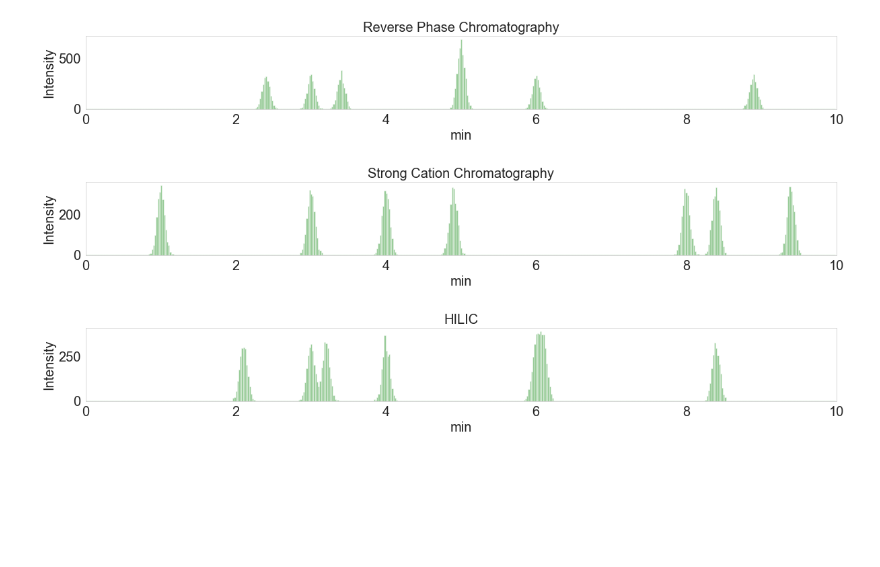
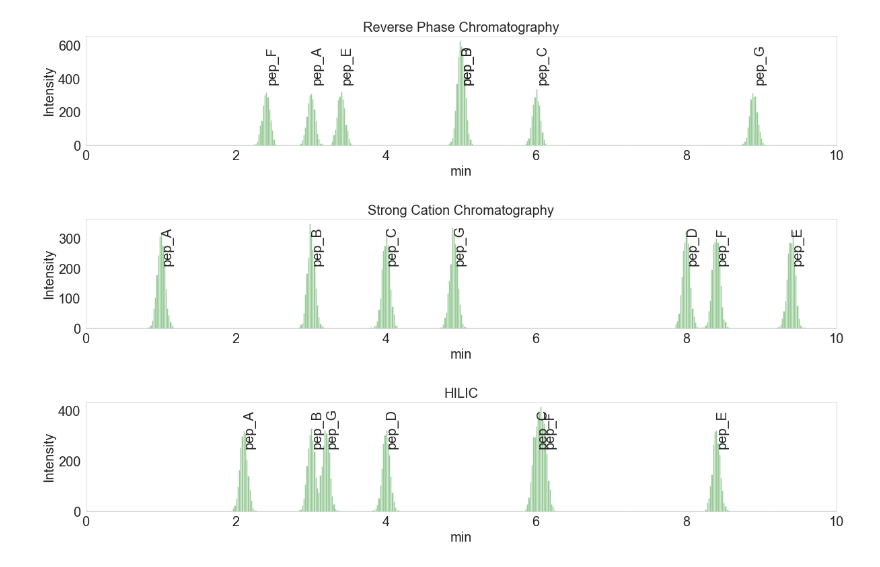
Before and after one commit to puttak/cheminfo, a Jupyter notebook: plot_chromatogram.ipynb, the cells around one changed output. Saved outputs shown, nothing was run; the diff lists cells and outputs as text; code cells hidden in the pictures; blank space fills up the shorter version.

```diff
--- a/plot_chromatogram.ipynb
+++ b/plot_chromatogram.ipynb
@@ -1,36 +1,44 @@
 # %%
 import numpy as np
 import pandas as pd
 import seaborn as sns
 import matplotlib.pyplot as plt
+from collections import Counter
 %matplotlib inline
 
 #This is a code to generate chromatograms for the predicted retention time
-def plot_chromatograms(array_rt=[3,5,6], end_time_of_lc_run=10, title='Reverse Phase Chromatography'):
+def plot_chromatograms(array_rt=[3,5,6], name=["a","b","c"], end_time_of_lc_run=10, title='Reverse Phase Chromatography'):
 
     baseline_time = [round(i,2) for i in np.arange(0, end_time_of_lc_run, 0.01).tolist()]
 
     all_the_peaks = []
     for rt in array_rt:
         baseline_time += [np.round(i,2) for i in np.random.normal(rt, 0.05, 2000)]#5000
 
-    fig, ax = plt.subplots(figsize=(20,2))
+    num_most_common = Counter(baseline_time).most_common(1)[0][1]
+
+    fig, ax = plt.subplots(figsize=(20,3))
     #sns.set(color_codes=True)
     sns.set_style("whitegrid")
-    ax.set_xlim(0,10)
+    ax.set_xlim(0,end_time_of_lc_run)
     ax.grid(False)
+    for i, n in zip (array_rt, name):
+        ax.text(i, num_most_common*1.2, n, fontsize=20, rotation=450)
 
     chrom = sns.distplot(baseline_time,hist=True,kde=False,bins=500, color="green",kde_kws={"bw":0.03} )
     chrom.set_ylabel("Intensity",fontsize=20)
     chrom.set_xlabel("min",fontsize=20)
     chrom.axes.set_title(title,fontsize=20)
     chrom.tick_params(labelsize=20)
     plt.show()
 
-plot_chromatograms(array_rt=[3,5,6,5,3.4,2.4,8.9], end_time_of_lc_run=10, title='Reverse Phase Chromatography')
-plot_chromatograms(array_rt=[1,3,4,8,9.4,8.4,4.9], end_time_of_lc_run=10, title='Strong Cation Chromatography')
-plot_chromatograms(array_rt=[2.1,3,6,4,8.4,6.1,3.2], end_time_of_lc_run=10, title='HILIC')
+target_name = ["pep_A", "pep_B", "pep_C", "pep_D", "pep_E", "pep_F", "pep_G"]
+end_time = 10
+
+plot_chromatograms(array_rt=[3,5,6,5,3.4,2.4,8.9], name = target_name, end_time_of_lc_run=end_time, title='Reverse Phase Chromatography')
+plot_chromatograms(array_rt=[1,3,4,8,9.4,8.4,4.9], name = target_name, end_time_of_lc_run=end_time, title='Strong Cation Chromatography')
+plot_chromatograms(array_rt=[2.1,3,6,4,8.4,6.1,3.2], name = target_name, end_time_of_lc_run=end_time, title='HILIC')
 # %% [output]
-[figure, old version]
+[figure, new version]
-[figure, old version]
+[figure, new version]
-[figure, old version]
+[figure, new version]
```
